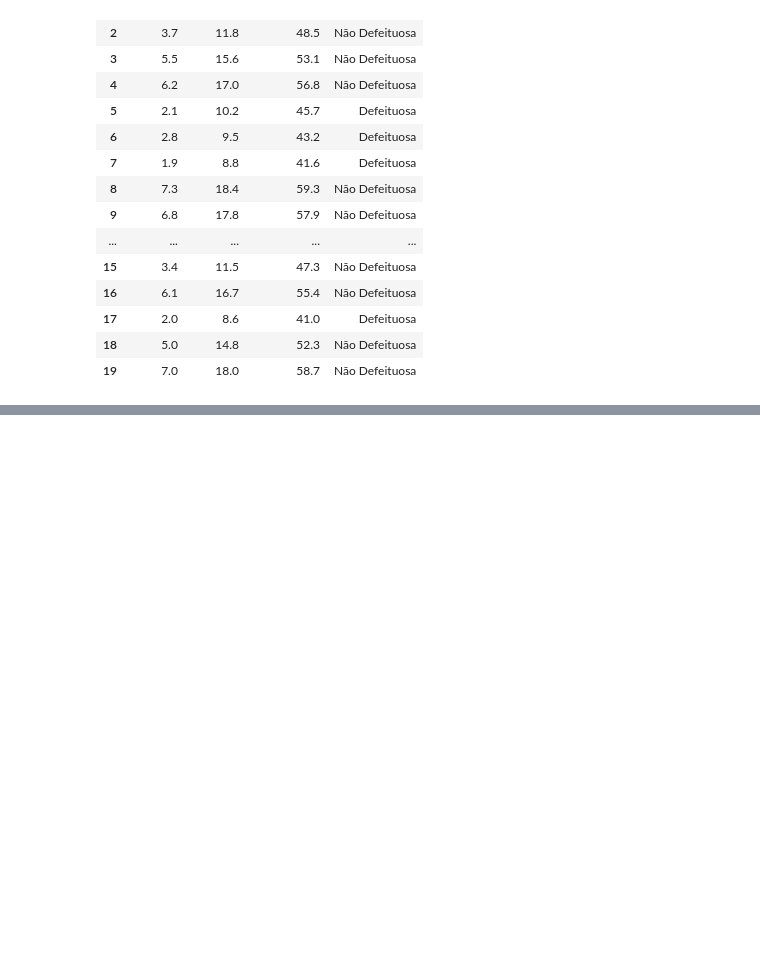
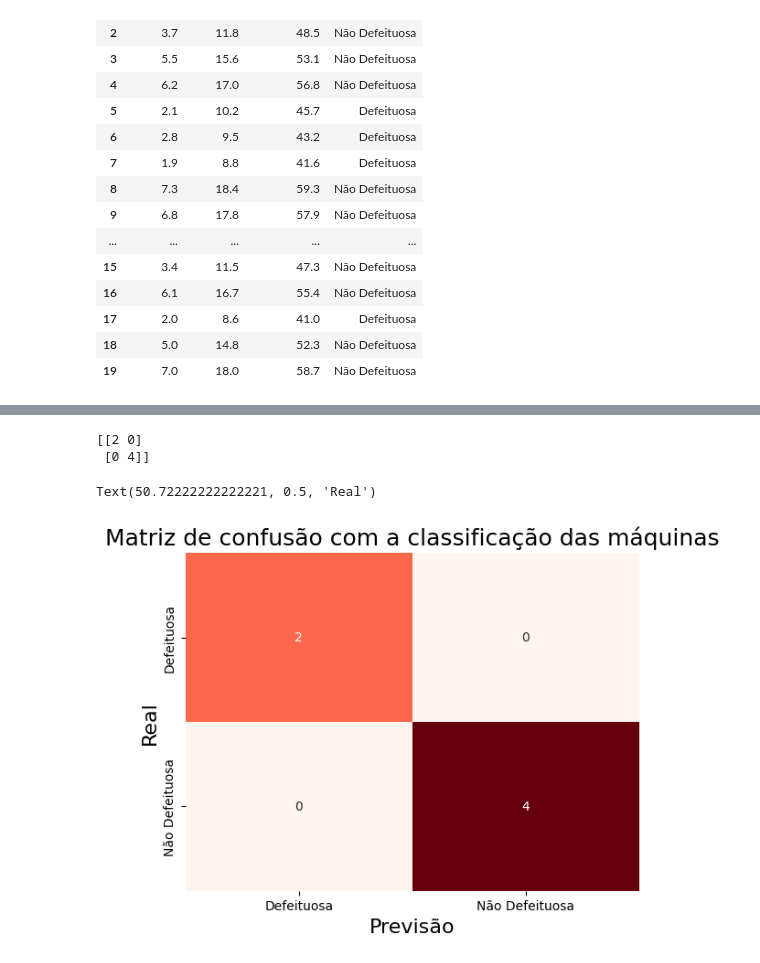
Before and after one commit to danielvieira95/Intelig-ncia-Artificial-e-Big-Data--2-2024, a Jupyter notebook: TurmaA/Aula08ex/codigo.ipynb, the cells around one changed output, grey strips where cells are left out. Cells and saved outputs as stored; diff of their text form; code cells hidden in the pictures; blank space fills up the shorter version.

```diff
--- a/TurmaA/Aula08ex/codigo.ipynb
+++ b/TurmaA/Aula08ex/codigo.ipynb
@@ -83,0 +104,19 @@ data.head(20)
+# %%
+# Matriz de confusão
+cm = confusion_matrix(yprev,y_test)
+print(cm)
+# %% [output]
+[[2 0]
+ [0 4]]
+# %%
+# Visualizando a matriz de confusão de forma grafica
+sns.heatmap(cm,annot=True,cmap='Reds',cbar=False,
+            xticklabels=['Defeituosa','Não Defeituosa'],
+            yticklabels=['Defeituosa','Não Defeituosa']
+)
+plt.title('Matriz de confusão com a classificação das máquinas',fontsize=18)
+plt.xlabel('Previsão',fontsize=16)
+plt.ylabel('Real',fontsize=16)
+# %% [output]
+Text(50.72222222222221, 0.5, 'Real')
+[figure, added]
```
Also changed, not shown: parts of 3 cells of this notebook.
